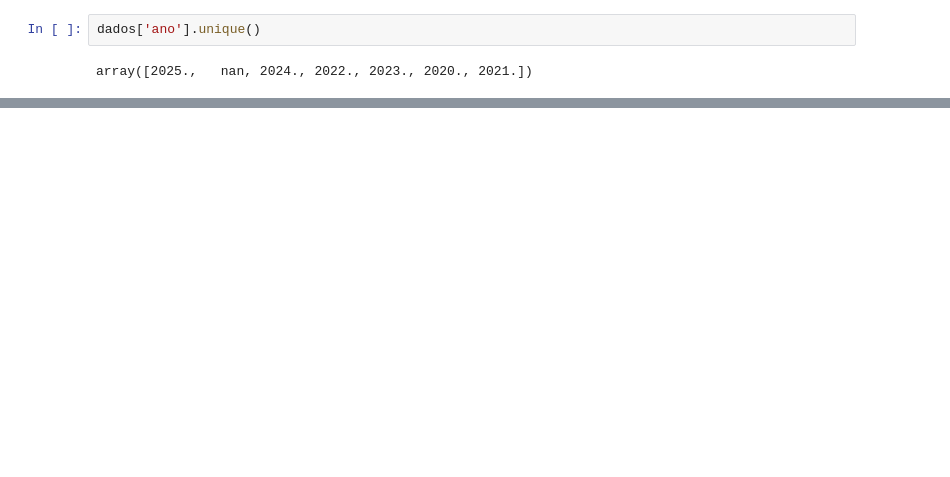
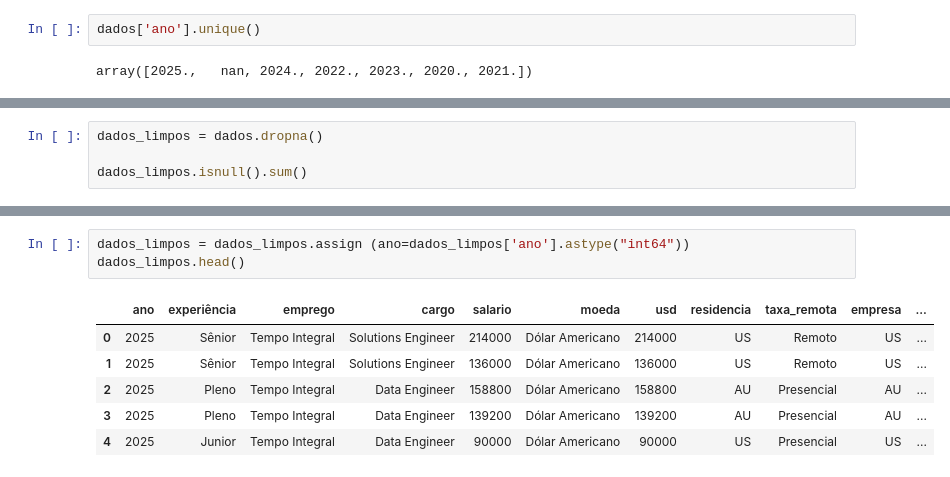
Before and after one commit to enzooxfps/Dados, a Jupyter notebook: GitHub1/Dados.ipynb, the cells around one changed output, grey strips where cells are left out. Saved outputs shown, nothing was run; the diff lists cells and outputs as text; blank space fills up the shorter version.

```diff
--- a/GitHub1/Dados.ipynb
+++ b/GitHub1/Dados.ipynb
@@ -187,0 +215,4 @@ Name: count, dtype: int64
+# %%
+dados_limpos = dados.dropna()
+
+dados_limpos.isnull().sum()
@@ -187,0 +262,10 @@ Name: count, dtype: int64
+# %%
+dados_limpos = dados_limpos.assign (ano=dados_limpos['ano'].astype("int64"))
+dados_limpos.head()
+# %% [output]
+|  | ano | experiência | emprego | cargo | salario | moeda | usd | residencia | taxa_remota | empresa | ... |
+| 0 | 2025 | Sênior | Tempo Integral | Solutions Engineer | 214000 | Dólar Americano | 214000 | US | Remoto | US | ... |
+| 1 | 2025 | Sênior | Tempo Integral | Solutions Engineer | 136000 | Dólar Americano | 136000 | US | Remoto | US | ... |
+| 2 | 2025 | Pleno | Tempo Integral | Data Engineer | 158800 | Dólar Americano | 158800 | AU | Presencial | AU | ... |
+| 3 | 2025 | Pleno | Tempo Integral | Data Engineer | 139200 | Dólar Americano | 139200 | AU | Presencial | AU | ... |
+| 4 | 2025 | Junior | Tempo Integral | Data Engineer | 90000 | Dólar Americano | 90000 | US | Presencial | US | ... |
```
Also changed, not shown: parts of 6 cells of this notebook, 1 other file.
